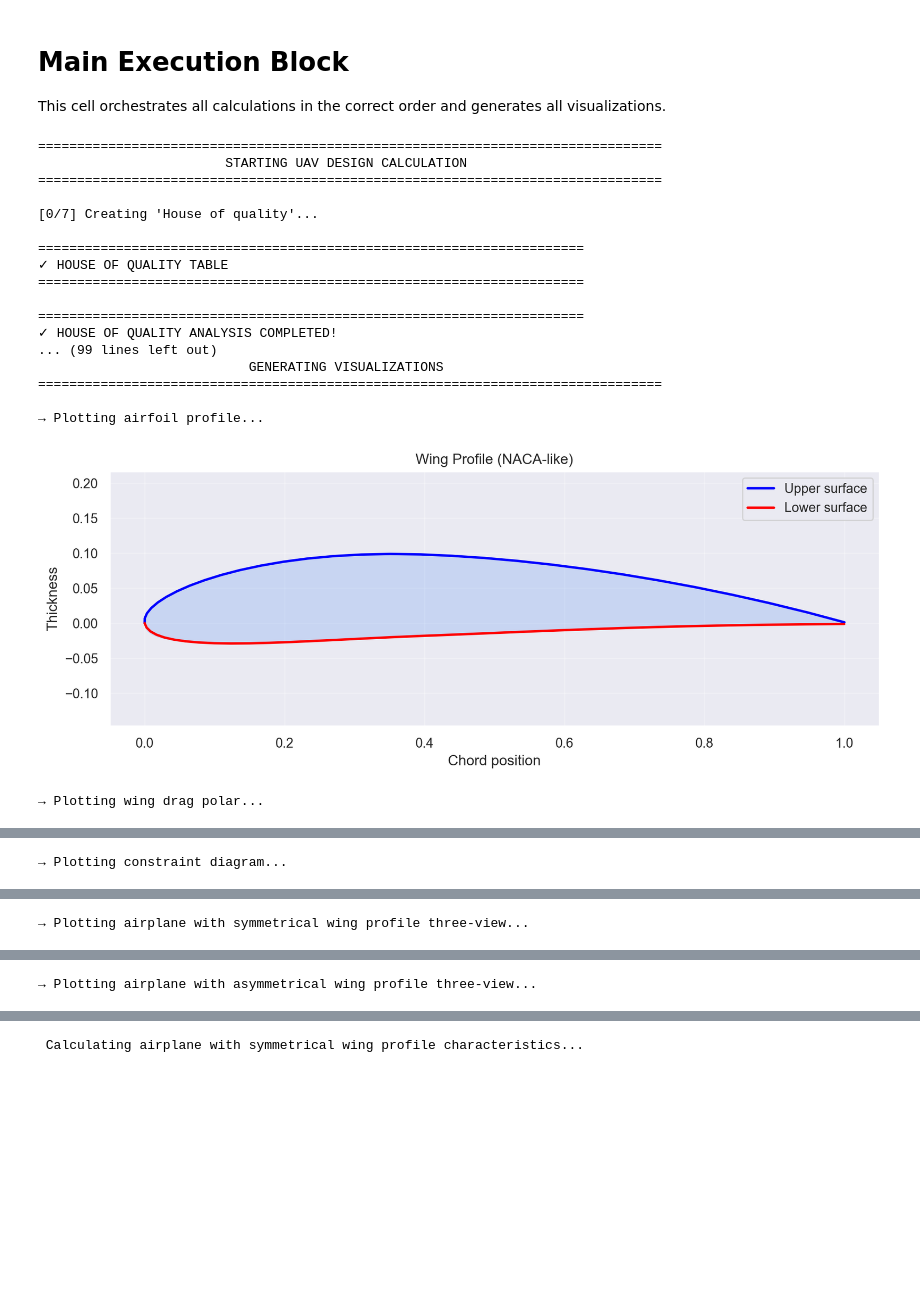
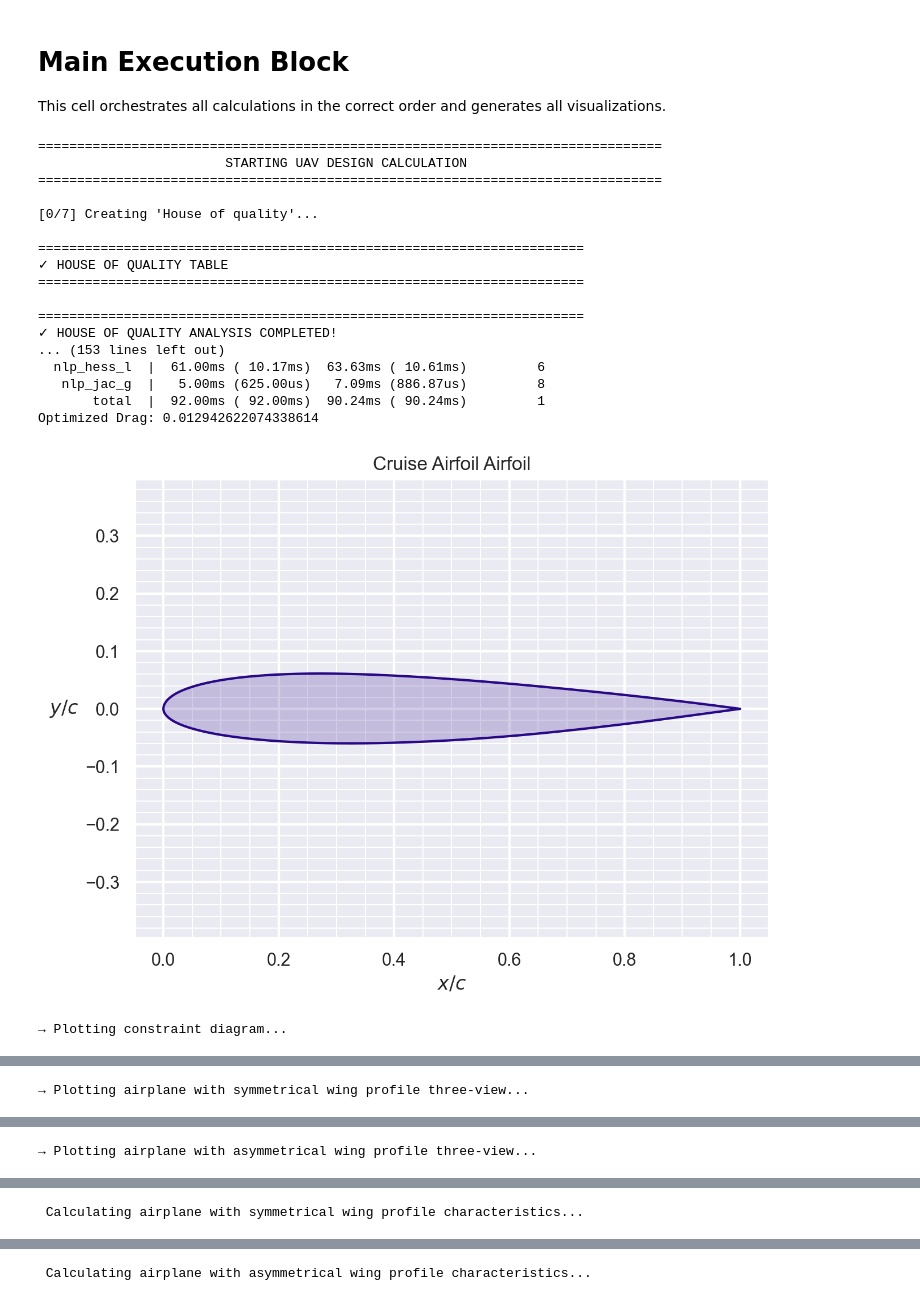
Before and after one commit to grigobor/UAV-math-calculation, a Jupyter notebook: Math UAV.ipynb, the cells around one changed output, grey strips where cells are left out. Cells and saved outputs as stored; diff of their text form; code cells hidden in the pictures; blank space fills up the shorter version.

Commit message:
Add creating my own airfoil

```diff
--- a/Math UAV.ipynb
+++ b/Math UAV.ipynb
@@ -213,6 +213,7 @@ class DesignConstants:
     min_lift_coefficient_stat = -0.8 # minimum wing lift coefficient (from the aerofoil polar)
     derivative_max_lift_coefficient_stat = 5.25 # derivative of max lift coefficient (by statistic)
     WP = 0.1 # energy armament (by prototype)
+    cruise_speed_of_sound = 327.7 # Speed of sound at cruise altitude, m/s
 
     # Battery parameters
     series_cells_n = 6
@@ -1183,12 +1247,12 @@ def airplane_analysis(const, airplane):
     axes[0].grid(True, alpha=0.3)
     axes[0].legend(fontsize=9)
 
-    # Plot 2: CD vs CL (Drag Polar)
+    # Plot 2: CD vs CL (Aerodynamic quality)
     axes[1].plot(aerobuildup_aero["CD"], aerobuildup_aero["CL"],
                  linewidth=2, marker='s', markersize=4, label="AeroBuildup", color='darkred')
     axes[1].set_xlabel("Drag Coefficient $C_D$ [-]", fontsize=11)
     axes[1].set_ylabel("Lift Coefficient $C_L$ [-]", fontsize=11)
-    axes[1].set_title("Drag Polar: $C_D$ vs $C_L$", fontsize=12, fontweight='bold')
+    axes[1].set_title("Aerodynamic quality (L/D): $C_D$ vs $C_L$", fontsize=12, fontweight='bold')
     axes[1].set_xlim(left=0)
     axes[1].grid(True, alpha=0.3)
     axes[1].legend(fontsize=9)
@@ -1211,41 +1275,35 @@ def airplane_analysis(const, airplane):
 # Main Execution Block
 This cell orchestrates all calculations in the correct order and generates all visualizations.
 # %%
-# ============================================================================
 # MAIN EXECUTION BLOCK - Run all calculations
-# ============================================================================
 
 print("\n" + "="*80)
 print("STARTING UAV DESIGN CALCULATION".center(80))
 print("="*80)
 
-# ============================================================================
+
 # STEP 0: HOUSE OF QUALITY
-# ============================================================================
 print("\n[0/7] Creating 'House of quality'...")
 build_house_of_quality()
 
-# ============================================================================
+
 # STEP 1: MASS CONVERGENCE
-# ============================================================================
 print("\n[1/7] Computing takeoff mass convergence...")
 mass_result = iterate_takeoff_mass(DesignConstants, tol=0.5, max_iter=50)
 m0_final = mass_result['final_m0_kg']
 m_battery = mass_result['m_battery_kg']
 print_mass_summary(mass_result, DesignConstants)
 
-# ============================================================================
+
 # STEP 2: WING LOADING AND STALL CONDITIONS
-# ============================================================================
 print("\n[2/7] Computing wing loading parameters...")
 wing_load_params = calculate_wing_loading_params(DesignConstants)
 wing_loading = wing_load_params['wing_loading']
 print(f"✓ Stall speed: {wing_load_params['stall_speed_ms']:.2f} m/s")
 print(f"✓ Wing loading at stall: {wing_loading:.1f} N/m²")
 
-# ============================================================================
+
 # STEP 3: WING GEOMETRY
-# ============================================================================
 print("\n[3/7] Computing wing geometry...")
 wing_geo = calculate_wing_geometry(m0_final, wing_loading, DesignConstants)
 print(f"✓ Wing area: {wing_geo['S_wing']:.3f} m²")
@@ -1254,43 +1312,38 @@ print(f"✓ Root chord: {wing_geo['root_chord']:.3f} m")
 print(f"✓ Tip chord: {wing_geo['tip_chord']:.3f} m")
 print(f"✓ MAC: {wing_geo['MAC']:.3f} m")
 
-# ============================================================================
+
 # STEP 4: CRUISE AERODYNAMICS
-# ============================================================================
 print("\n[4/7] Computing cruise aerodynamics...")
 aero_params = calculate_cruise_aerodynamics(DesignConstants, wing_geo)
 print(f"✓ Zero-lift drag coefficient: {aero_params['zero_lift_drag']:.5f}")
 print(f"✓ Induced drag factor K: {aero_params['induced_drag_factor_K']:.5f}")
 print(f"✓ Optimal L/D: {aero_params['aerodynamic_quality']:.2f}")
 
-# ============================================================================
+
 # STEP 5: BATTERY PARAMETERS
-# ============================================================================
 print("\n[5/7] Computing battery parameters...")
 battery_params = calculate_battery_params(DesignConstants, m_battery)
 print_battery_summary(battery_params)
 
-# ============================================================================
+
 # STEP 6: WING CHARACTERISTICS
-# ============================================================================
 print("\n[6/7] Computing wing characteristics and polar...")
 wing_chars = calculate_wing_characteristics(DesignConstants, wing_geo)
 wing_polar = calculate_wing_polar(DesignConstants, wing_chars)
 print(f"✓ Max lift coefficient: {wing_chars['max_lift_coeff']:.3f}")
 print(f"✓ Critical angle: {wing_chars['critical_angle']:.1f}°")
 
-# ============================================================================
+
 # STEP 7: VERTICAL STABILIZER
-# ============================================================================
 print("\n[7/7] Computing vertical stabilizer...")
 vstab_geo = calculate_vertical_stabilizer(wing_geo['wingspan'], wing_geo['S_wing'], DesignConstants)
 print(f"✓ Vertical stabilizer area: {vstab_geo['total_area']:.3f} m²")
 print(f"✓ Scale factor (central): {vstab_geo['scale_central']:.3f}x")
 print(f"✓ Scale factor (sides): {vstab_geo['scale_side']:.3f}x")
 
-# ============================================================================
-# GENERATE VISUALIZATIONS
-# ============================================================================
+
+# VISUALIZATIONS
 print("\n" + "="*80)
 print("GENERATING VISUALIZATIONS".center(80))
 print("="*80)
@@ -1298,11 +1351,12 @@ print("="*80)
 # 1. Wing Profile
 print("\n→ Plotting airfoil profile...")
 profile_data = calculate_airfoil_coordinates(DesignConstants)
-plot_airfoil_profile(profile_data)
+# plot_airfoil_profile(profile_data)
+cruise_profile_data = create_cruise_airfoil()
 
 # 2. Wing Polar
-print("\n→ Plotting wing drag polar...")
-plot_wing_polar(wing_polar)
+# print("\n→ Plotting wing drag polar...")
+# plot_wing_polar(wing_polar)
 
 # 3. Constraint Diagram
 print("\n→ Plotting constraint diagram...")
@@ -1326,9 +1380,8 @@ airplane_analysis_sym_wing = airplane_analysis(DesignConstants, airplane_sym_win
 print("\n Calculating airplane with asymmetrical wing profile characteristics...")
 airplane_analysis_sym_wing = airplane_analysis(DesignConstants, airplane_asym_wing)
 
-# ============================================================================
+
 # SUMMARY REPORT
-# ============================================================================
 print("\n" + "="*80)
 print("DESIGN SUMMARY REPORT".center(80))
 print("="*80)
@@ -1362,37 +1415,37 @@ summary_report = f"""
 🔋 BATTERY PACK
   ├─ Total Cells:         {battery_params['cell_total']}
   ├─ Pack Voltage:        {battery_params['pack_U']:.1f} V
   ├─ Capacity:            {battery_params['pack_capacity_Ah']:.1f} Ah
   └─ Mass:                {battery_params['pack_mass']:.3f} kg
 
 🎯 VERTICAL STABILIZER
   ├─ Total Area:          {vstab_geo['total_area']:.3f} m²
   ├─ Central Fin Area:    {vstab_geo['S_central']:.3f} m²
   ├─ Side Fins Area:      {vstab_geo['S_side']:.3f} m² (each)
   └─ Span:                {vstab_geo['span']:.3f} m
 """
 
 print(summary_report)
 print("="*80)
 print("✓ All calculations completed successfully!".center(80))
 print("="*80 + "\n")
 # %% [output]
 ================================================================================
                         STARTING UAV DESIGN CALCULATION
 ================================================================================
 
 [0/7] Creating 'House of quality'...
 
 ======================================================================
 ✓ HOUSE OF QUALITY TABLE
 ======================================================================
 
 ======================================================================
 ✓ HOUSE OF QUALITY ANALYSIS COMPLETED!
-... (99 lines left out)
-                           GENERATING VISUALIZATIONS
-================================================================================
-
-→ Plotting airfoil profile...
+... (153 lines left out)
+  nlp_hess_l  |  61.00ms ( 10.17ms)  63.63ms ( 10.61ms)         6
+   nlp_jac_g  |   5.00ms (625.00us)   7.09ms (886.87us)         8
+       total  |  92.00ms ( 92.00ms)  90.24ms ( 90.24ms)         1
+Optimized Drag: 0.012942622074338614
-[figure, old version]
+[figure, new version]
-→ Plotting wing drag polar...
+→ Plotting constraint diagram...
@@ -1400 +1453 @@ print("="*80 + "\n")
-→ Plotting constraint diagram...
+→ Plotting airplane with symmetrical wing profile three-view...
@@ -1402,3 +1455,3 @@ print("="*80 + "\n")
-→ Plotting airplane with symmetrical wing profile three-view...
+→ Plotting airplane with asymmetrical wing profile three-view...
 [figure]
-→ Plotting airplane with asymmetrical wing profile three-view...
+ Calculating airplane with symmetrical wing profile characteristics...
@@ -1406 +1459 @@ print("="*80 + "\n")
- Calculating airplane with symmetrical wing profile characteristics...
+ Calculating airplane with asymmetrical wing profile characteristics...
```
Also changed, not shown: parts of 3 cells of this notebook, 1 other file.
